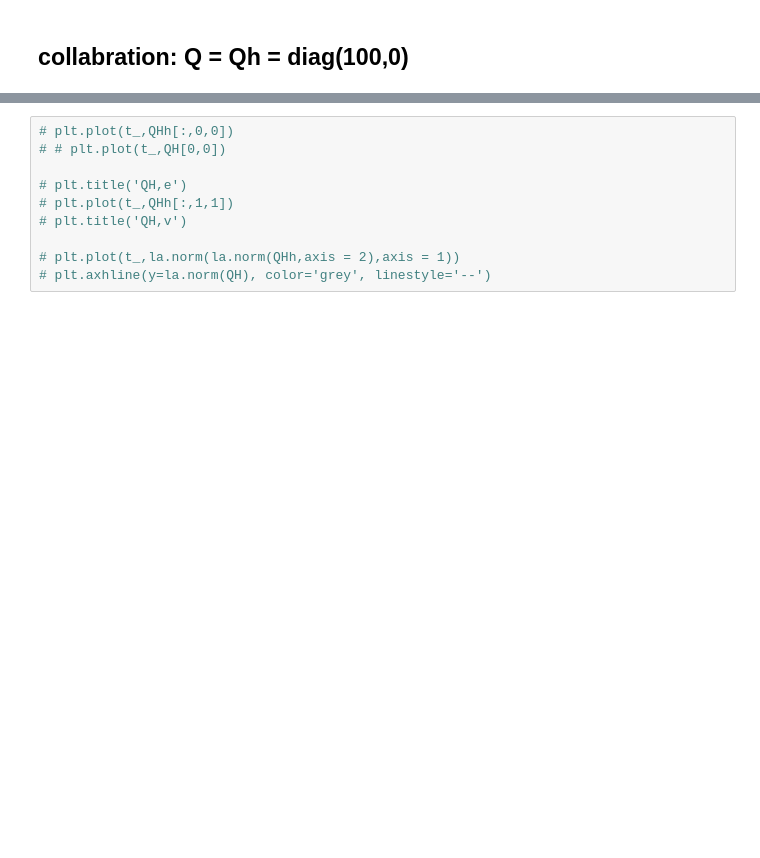
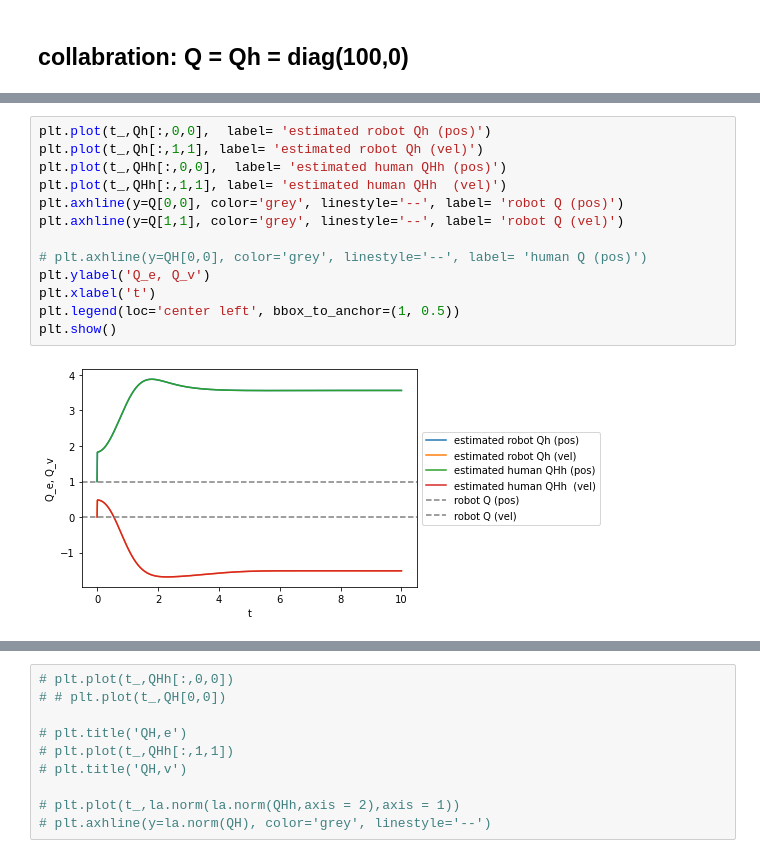
Before and after one commit to hachouuw/546-22Wi-OPT-AC, a Jupyter notebook: Paper_simulations.ipynb, the cells around one changed output, grey strips where cells are left out. Drawn from its saved outputs; the diff is of its cells as text; blank space fills up the shorter version.

```diff
--- a/Paper_simulations.ipynb
+++ b/Paper_simulations.ipynb
@@ -413,0 +515,15 @@ plt.show()
+# %%
+plt.plot(t_,Qh[:,0,0],  label= 'estimated robot Qh (pos)')
+plt.plot(t_,Qh[:,1,1], label= 'estimated robot Qh (vel)')
+plt.plot(t_,QHh[:,0,0],  label= 'estimated human QHh (pos)')
+plt.plot(t_,QHh[:,1,1], label= 'estimated human QHh  (vel)')
+plt.axhline(y=Q[0,0], color='grey', linestyle='--', label= 'robot Q (pos)')
+plt.axhline(y=Q[1,1], color='grey', linestyle='--', label= 'robot Q (vel)')
+
+# plt.axhline(y=QH[0,0], color='grey', linestyle='--', label= 'human Q (pos)')
+plt.ylabel('Q_e, Q_v')
+plt.xlabel('t')
+plt.legend(loc='center left', bbox_to_anchor=(1, 0.5))
+plt.show()
+# %% [output]
+[figure, added]
```
Also changed, not shown: parts of 23 cells of this notebook.
